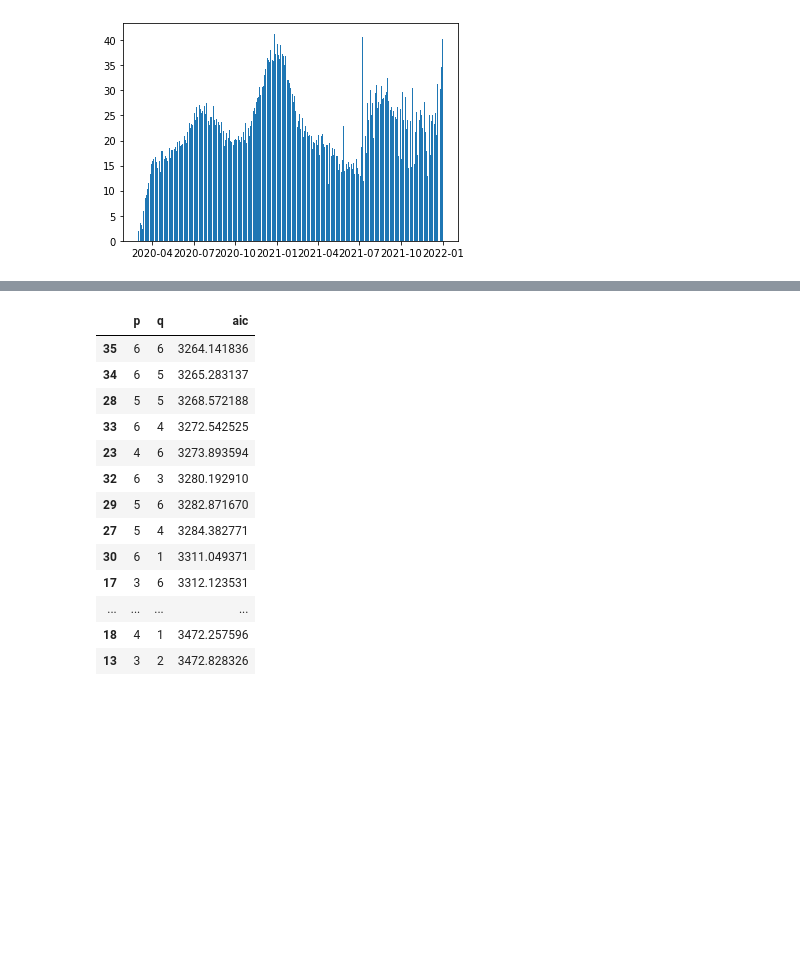
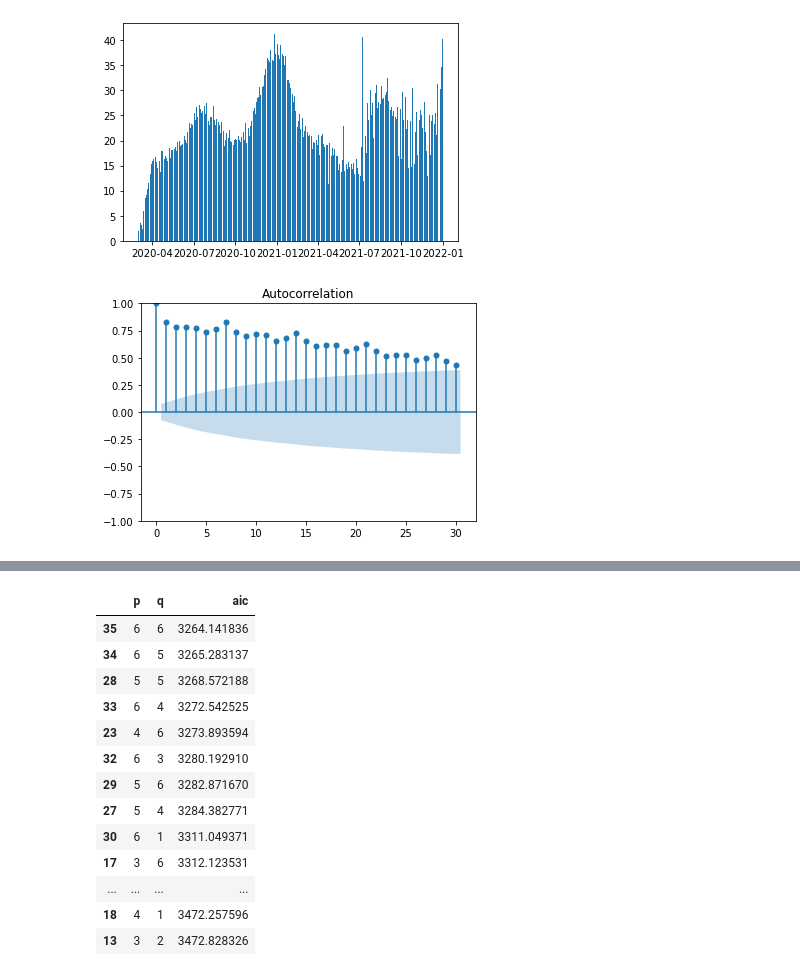
Before and after one commit to danielhe-nu/STAT390-Snowman, a Jupyter notebook: Daniel Final/Cali_ARIMA.ipynb, the cells around one changed output, grey strips where cells are left out. Drawn from its saved outputs; the diff is of its cells as text; code cells hidden in the pictures; blank space fills up the shorter version.

```diff
--- a/Daniel Final/Cali_ARIMA.ipynb
+++ b/Daniel Final/Cali_ARIMA.ipynb
@@ -201,3 +201,7 @@ plt.bar(covid_train_boxcox.index, covid_train_boxcox['PEOPLE_POSITIVE_NEW_CASES_
 # %% [output]
 <BarContainer object of 671 artists>
 [figure]
+# %%
+plot_acf(covid_train_boxcox['PEOPLE_POSITIVE_NEW_CASES_COUNT_new'], lags=30);
+# %% [output]
+[figure, added]
```
Also changed, not shown: parts of 9 cells of this notebook, 5 other files.
